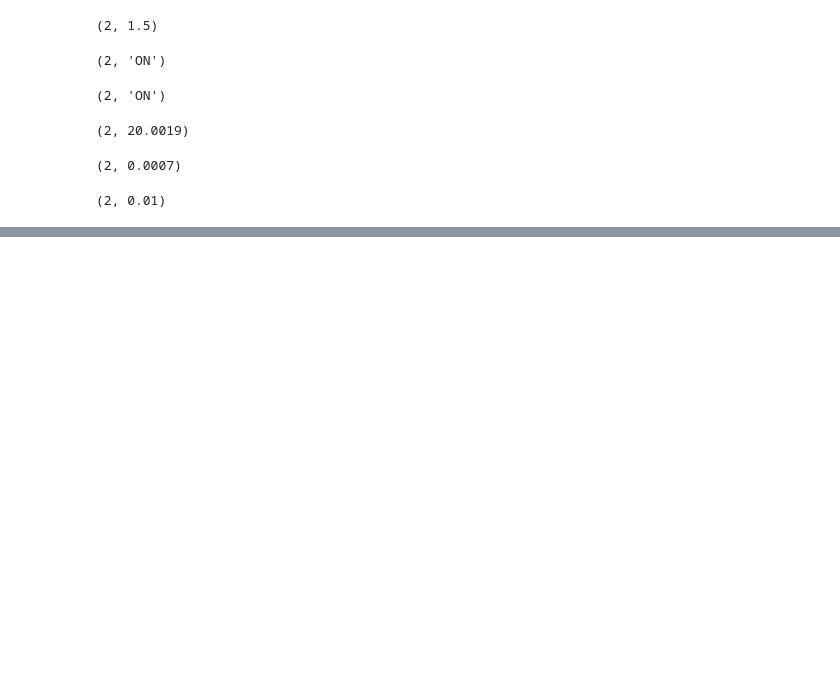
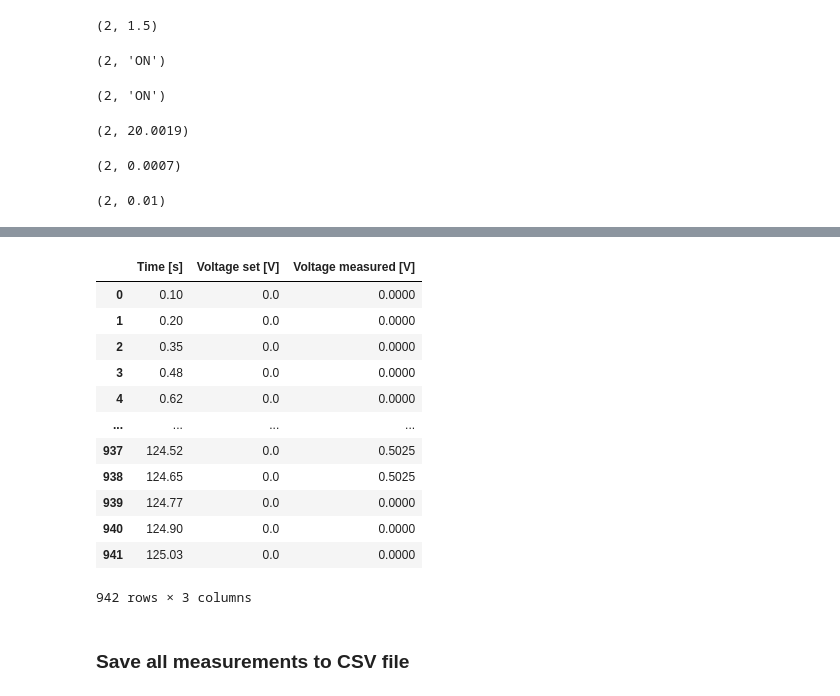
Before and after one commit to urmel79/Jupyter_PyVisa_Lab, a Jupyter notebook: PyVisa_Rigol_DP832A_notebook.ipynb, the cells around one changed output, grey strips where cells are left out. Drawn from its saved outputs; the diff is of its cells as text; code cells hidden in the pictures; blank space fills up the shorter version.

```diff
--- a/PyVisa_Rigol_DP832A_notebook.ipynb
+++ b/PyVisa_Rigol_DP832A_notebook.ipynb
@@ -142,0 +181,2 @@ For the simultaneous measurement of the actual voltage values, the voltage contr
+# %%
+df_meas_values = pd.DataFrame(columns=['Time [s]', 'Voltage set [V]', 'Voltage measured [V]'])
@@ -142,0 +301,6 @@ For the simultaneous measurement of the actual voltage values, the voltage contr
+# %%
+# clear all data in dataframe first
+df_meas_values = df_meas_values.iloc[0:0]
+
+# execute main worker function to carry out the measurements
+main_worker_run(tcp_ip='192.168.12.201', chan=2, volt_min=0, volt_max=30, volt_inc=0.5)
@@ -142,0 +325,18 @@ For the simultaneous measurement of the actual voltage values, the voltage contr
+# %%
+display(df_meas_values)
+# %% [output]
+|  | Time [s] | Voltage set [V] | Voltage measured [V] |
+| 0 | 0.10 | 0.0 | 0.0000 |
+| 1 | 0.20 | 0.0 | 0.0000 |
+| 2 | 0.35 | 0.0 | 0.0000 |
+| 3 | 0.48 | 0.0 | 0.0000 |
+| 4 | 0.62 | 0.0 | 0.0000 |
+| ... | ... | ... | ... |
+| 937 | 124.52 | 0.0 | 0.5025 |
+| 938 | 124.65 | 0.0 | 0.5025 |
+| 939 | 124.77 | 0.0 | 0.0000 |
+| 940 | 124.90 | 0.0 | 0.0000 |
+| 941 | 125.03 | 0.0 | 0.0000 |
+942 rows × 3 columns
+# %% [markdown]
+### Save all measurements to CSV file
```
Also changed, not shown: parts of 21 cells of this notebook.
